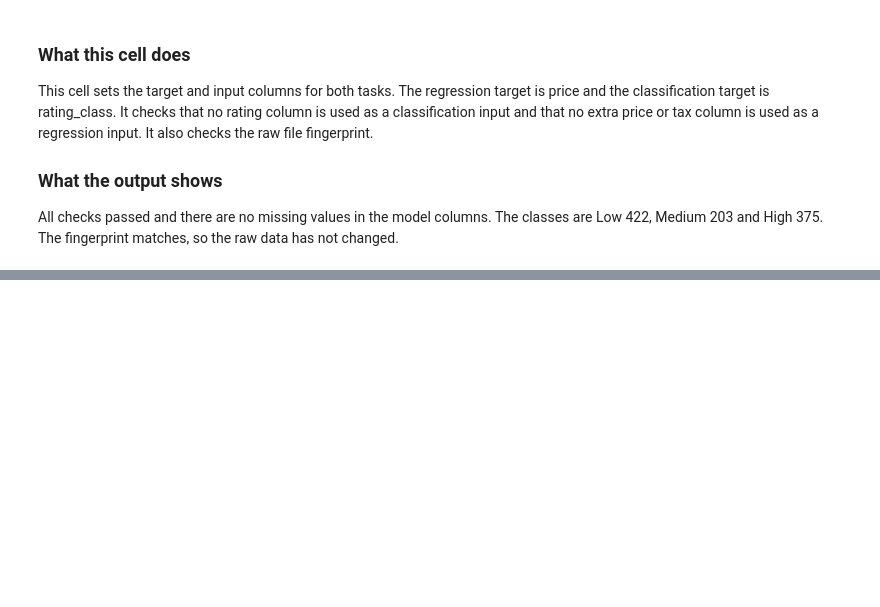
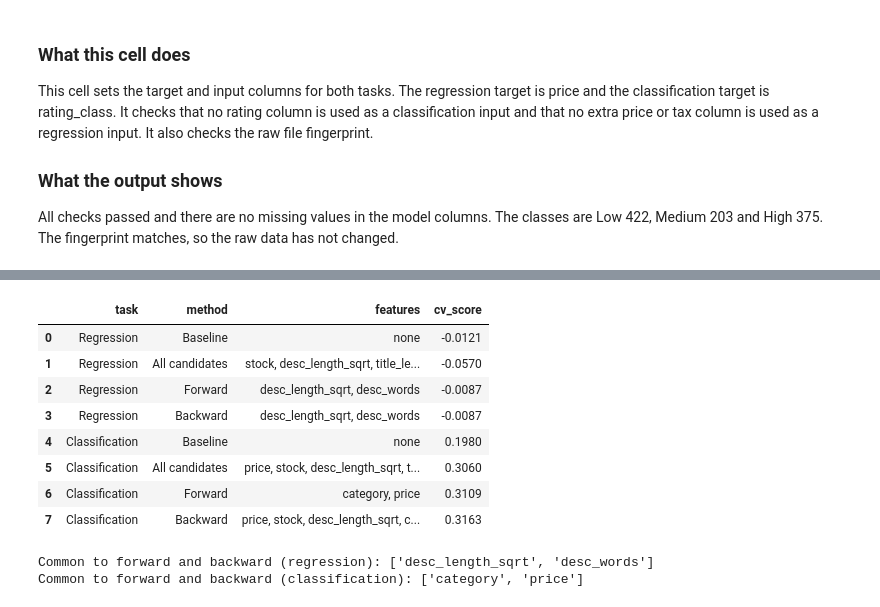
Before and after one commit to l253042/E-commerce, a Jupyter notebook: notebooks/E-commerce.ipynb, the cells around one changed output, grey strips where cells are left out. Drawn from its saved outputs; the diff is of its cells as text; code cells hidden in the pictures; blank space fills up the shorter version.

Commit message:
Step 8 feature selection

```diff
--- a/notebooks/E-commerce.ipynb
+++ b/notebooks/E-commerce.ipynb
@@ -1192,0 +1346,13 @@ All checks passed and there are no missing values in the model columns. The clas
+# %%
+fw_reg, fw_reg_log = forward_selection(CAND_REG, "reg")
+bw_reg, bw_reg_log = backward_elimination(CAND_REG, "reg")
+
+print("REGRESSION, forward selection (CV R2 after each step)")
+for step, score in fw_reg_log:
+    print("  ", step, "->", score)
+print("Selected:", fw_reg)
+
+print("\nREGRESSION, backward elimination (CV R2 after each step)")
+for step, score in bw_reg_log:
+    print("  ", step, "->", score)
+print("Selected:", bw_reg)
@@ -1192,0 +1382,13 @@ All checks passed and there are no missing values in the model columns. The clas
+# %%
+fw_clf, fw_clf_log = forward_selection(CAND_CLF, "clf")
+bw_clf, bw_clf_log = backward_elimination(CAND_CLF, "clf")
+
+print("CLASSIFICATION, forward selection (CV macro F1 after each step)")
+for step, score in fw_clf_log:
+    print("  ", step, "->", score)
+print("Selected:", fw_clf)
+
+print("\nCLASSIFICATION, backward elimination (CV macro F1 after each step)")
+for step, score in bw_clf_log:
+    print("  ", step, "->", score)
+print("Selected:", bw_clf)
@@ -1192,0 +1415,27 @@ All checks passed and there are no missing values in the model columns. The clas
+# %%
+rows = [
+    {"task": "Regression", "method": "Baseline", "features": "none", "cv_score": round(float(base_reg), 4)},
+    {"task": "Regression", "method": "All candidates", "features": ", ".join(CAND_REG), "cv_score": round(float(cv_score(CAND_REG, "reg")), 4)},
+    {"task": "Regression", "method": "Forward", "features": ", ".join(fw_reg), "cv_score": round(float(cv_score(fw_reg, "reg")), 4)},
+    {"task": "Regression", "method": "Backward", "features": ", ".join(bw_reg), "cv_score": round(float(cv_score(bw_reg, "reg")), 4)},
+    {"task": "Classification", "method": "Baseline", "features": "none", "cv_score": round(float(base_clf), 4)},
+    {"task": "Classification", "method": "All candidates", "features": ", ".join(CAND_CLF), "cv_score": round(float(cv_score(CAND_CLF, "clf")), 4)},
+    {"task": "Classification", "method": "Forward", "features": ", ".join(fw_clf), "cv_score": round(float(cv_score(fw_clf, "clf")), 4)},
+    {"task": "Classification", "method": "Backward", "features": ", ".join(bw_clf), "cv_score": round(float(cv_score(bw_clf, "clf")), 4)},
+]
+pd.set_option("display.max_colwidth", 120)
+display(pd.DataFrame(rows))
+print("Common to forward and backward (regression):", sorted(set(fw_reg) & set(bw_reg)))
+print("Common to forward and backward (classification):", sorted(set(fw_clf) & set(bw_clf)))
+# %% [output]
+|  | task | method | features | cv_score |
+| 0 | Regression | Baseline | none | -0.0121 |
+| 1 | Regression | All candidates | stock, desc_length_sqrt, title_le... | -0.0570 |
+| 2 | Regression | Forward | desc_length_sqrt, desc_words | -0.0087 |
+| 3 | Regression | Backward | desc_length_sqrt, desc_words | -0.0087 |
+| 4 | Classification | Baseline | none | 0.1980 |
+| 5 | Classification | All candidates | price, stock, desc_length_sqrt, t... | 0.3060 |
+| 6 | Classification | Forward | category, price | 0.3109 |
+| 7 | Classification | Backward | price, stock, desc_length_sqrt, c... | 0.3163 |
+Common to forward and backward (regression): ['desc_length_sqrt', 'desc_words']
+Common to forward and backward (classification): ['category', 'price']
```
Also changed, not shown: parts of 14 cells of this notebook.
